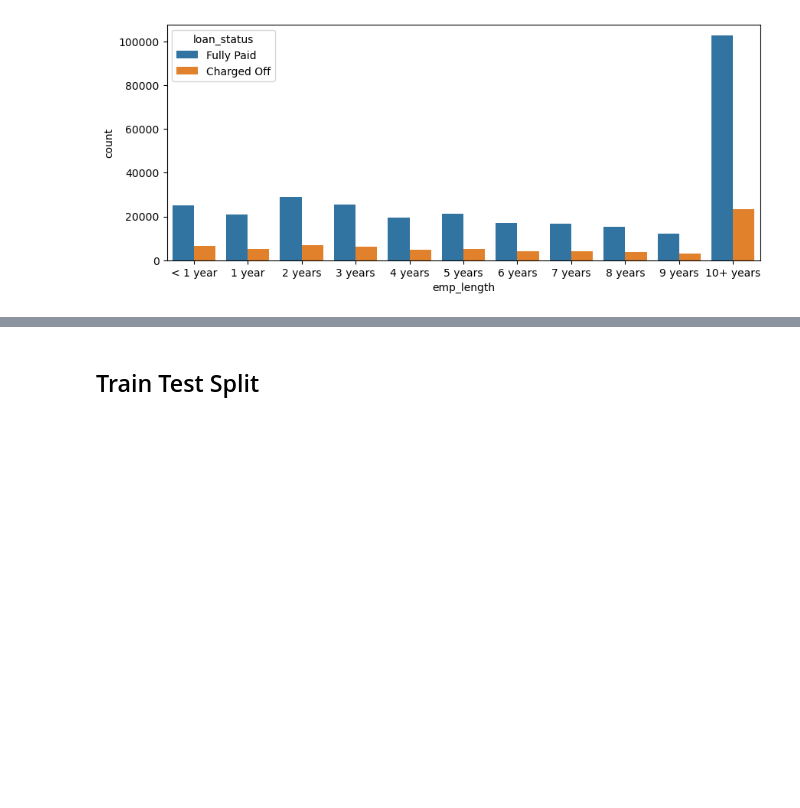
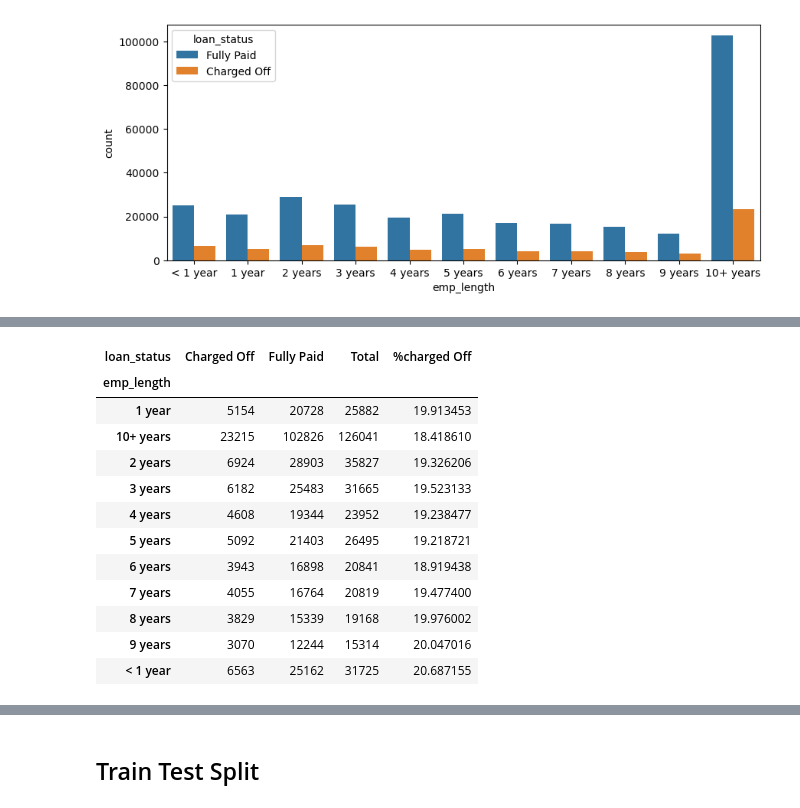
Before and after one commit to dicksondurosakin/Deep-Learning-on-Lending-Club-Dataset, a Jupyter notebook: Lending Club Project.ipynb, the cells around one changed output, grey strips where cells are left out. Saved outputs shown, nothing was run; the diff lists cells and outputs as text; code cells hidden in the pictures; blank space fills up the shorter version.

```diff
--- a/Lending Club Project.ipynb
+++ b/Lending Club Project.ipynb
@@ -842,0 +559,16 @@ Index(['loan_status'], dtype='object')
+# %%
+pivot_eldff
+# %% [output]
+| loan_status | Charged Off | Fully Paid | Total | %charged Off |
+| emp_length |  |  |  |  |
+| 1 year | 5154 | 20728 | 25882 | 19.913453 |
+| 10+ years | 23215 | 102826 | 126041 | 18.418610 |
+| 2 years | 6924 | 28903 | 35827 | 19.326206 |
+| 3 years | 6182 | 25483 | 31665 | 19.523133 |
+| 4 years | 4608 | 19344 | 23952 | 19.238477 |
+| 5 years | 5092 | 21403 | 26495 | 19.218721 |
+| 6 years | 3943 | 16898 | 20841 | 18.919438 |
+| 7 years | 4055 | 16764 | 20819 | 19.477400 |
+| 8 years | 3829 | 15339 | 19168 | 19.976002 |
+| 9 years | 3070 | 12244 | 15314 | 20.047016 |
+| < 1 year | 6563 | 25162 | 31725 | 20.687155 |
```
Also changed, not shown: parts of 170 cells of this notebook.
